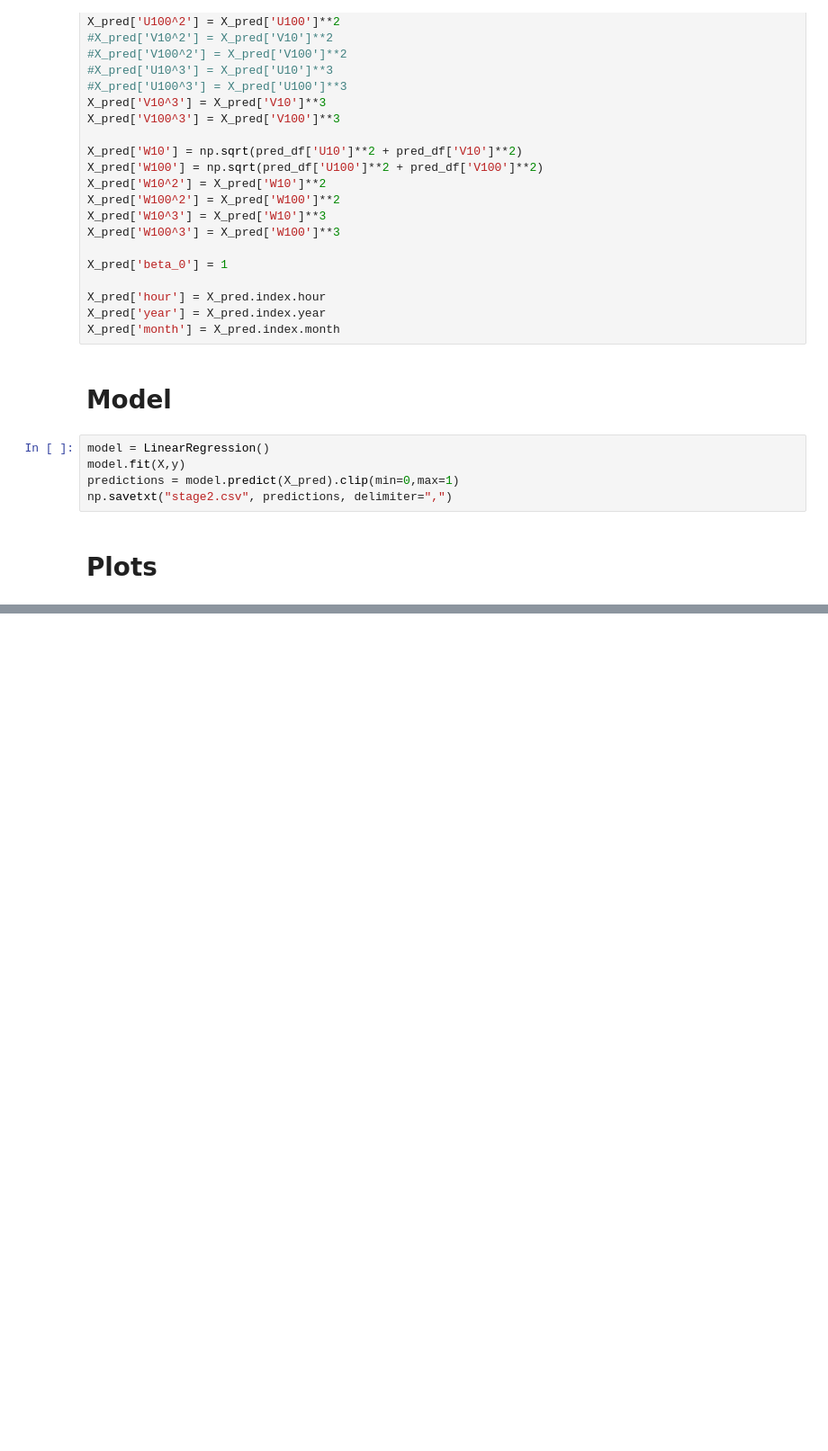
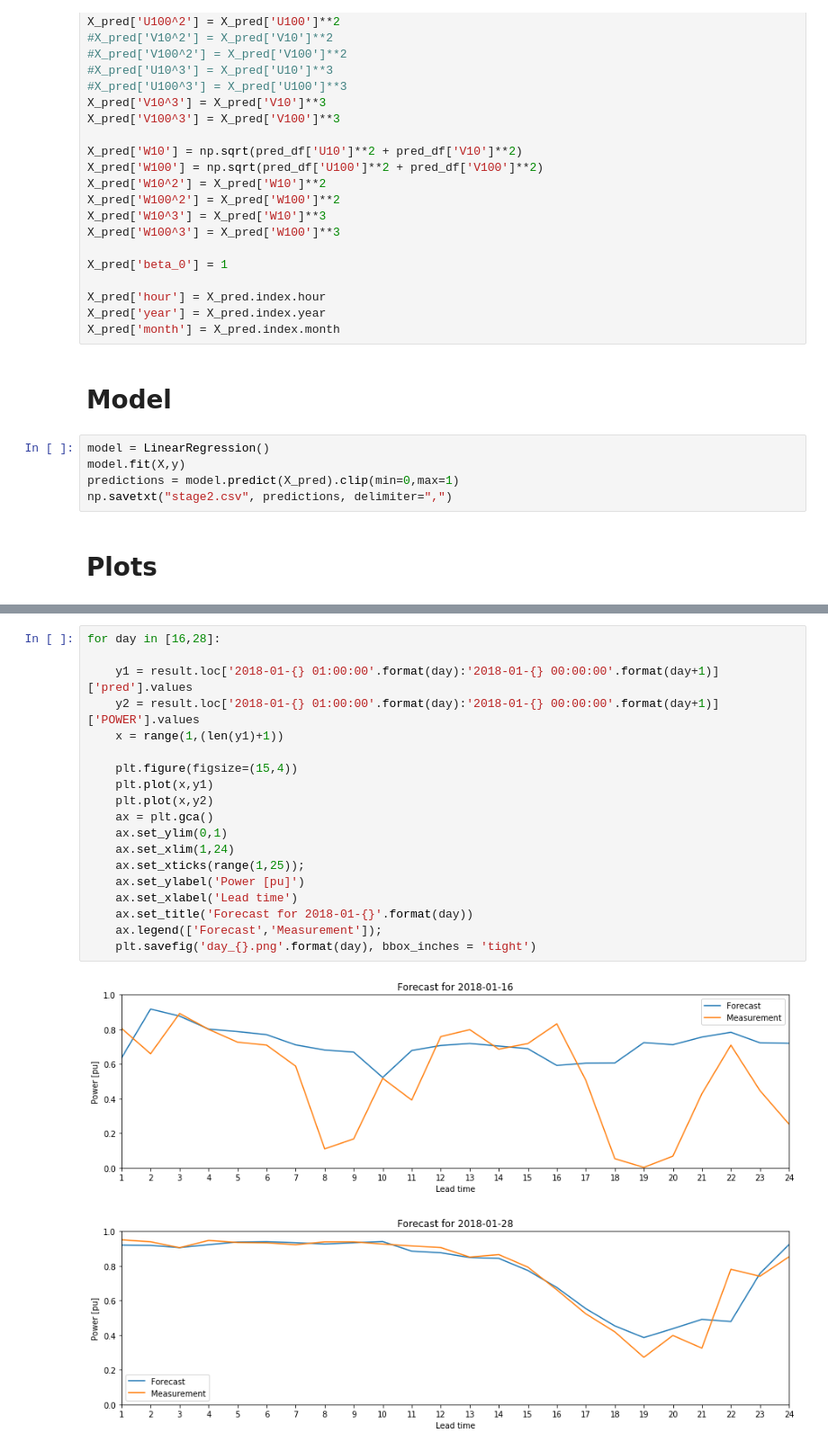
Before and after one commit to lucasblt/ren-elec-markets, a Jupyter notebook: assignment3/stage2/stage2.ipynb, the cells around one changed output, grey strips where cells are left out. Shown at 90% size. Saved outputs shown, nothing was run; the diff lists cells and outputs as text; blank space fills up the shorter version.

```diff
--- a/assignment3/stage2/stage2.ipynb
+++ b/assignment3/stage2/stage2.ipynb
@@ -138,0 +141,22 @@ plt.savefig('rmse_2.png', bbox_inches = 'tight')
+# %%
+for day in [16,28]:
+
+    y1 = result.loc['2018-01-{} 01:00:00'.format(day):'2018-01-{} 00:00:00'.format(day+1)]['pred'].values
+    y2 = result.loc['2018-01-{} 01:00:00'.format(day):'2018-01-{} 00:00:00'.format(day+1)]['POWER'].values
+    x = range(1,(len(y1)+1))
+
+    plt.figure(figsize=(15,4))
+    plt.plot(x,y1)
+    plt.plot(x,y2)
+    ax = plt.gca()
+    ax.set_ylim(0,1)
+    ax.set_xlim(1,24)
+    ax.set_xticks(range(1,25));
+    ax.set_ylabel('Power [pu]')
+    ax.set_xlabel('Lead time')
+    ax.set_title('Forecast for 2018-01-{}'.format(day))
+    ax.legend(['Forecast','Measurement']);
+    plt.savefig('day_{}.png'.format(day), bbox_inches = 'tight')
+# %% [output]
+[figure, added]
+[figure, added]
```
Also changed, not shown: parts of 2 cells of this notebook, 17 other files.
